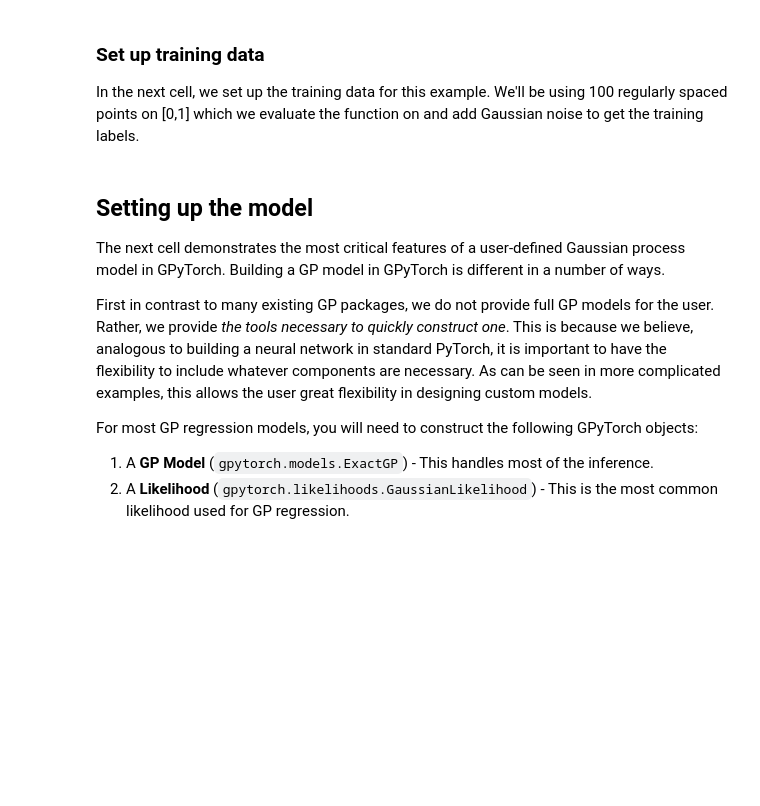
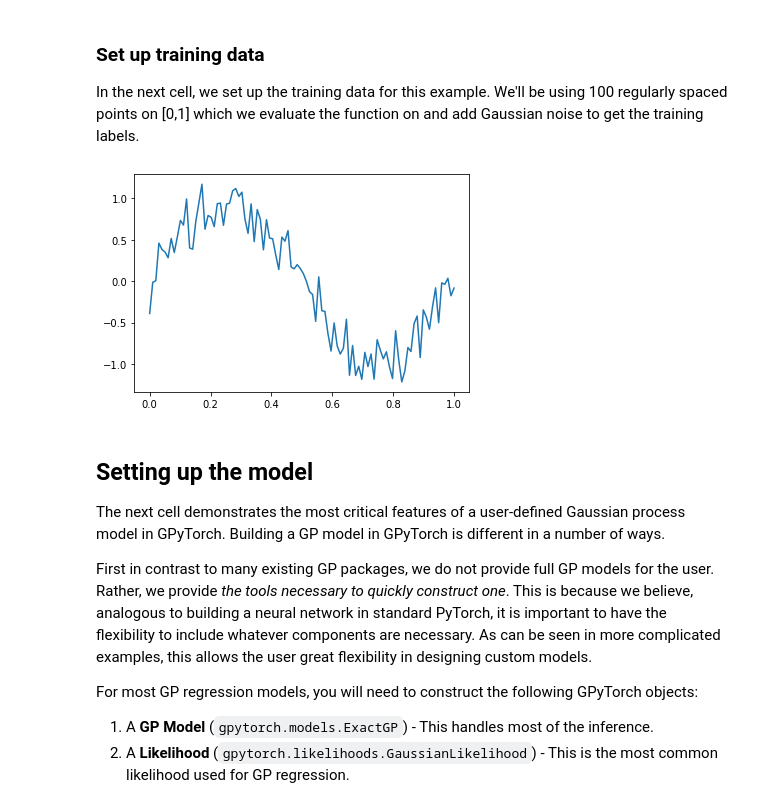
Before and after one commit to AnmarAl-Adly/gpytorch, a Jupyter notebook: examples/01_Exact_GPs/Simple_GP_Regression.ipynb, the cells around one changed output. Drawn from its saved outputs; the diff is of its cells as text; code cells hidden in the pictures; blank space fills up the shorter version.

```diff
--- a/examples/01_Exact_GPs/Simple_GP_Regression.ipynb
+++ b/examples/01_Exact_GPs/Simple_GP_Regression.ipynb
@@ -39,6 +38,11 @@ In the next cell, we set up the training data for this example. We'll be using 1
 train_x = torch.linspace(0, 1, 100)
 # True function is sin(2*pi*x) with Gaussian noise
 train_y = torch.sin(train_x * (2 * math.pi)) + torch.randn(train_x.size()) * math.sqrt(0.04)
+# %%
+plt.plot(train_x.numpy(), train_y.numpy())
+plt.show()
+# %% [output]
+[figure, added]
 # %% [markdown]
 ## Setting up the model
 
```
Also changed, not shown: parts of 4 cells of this notebook.
